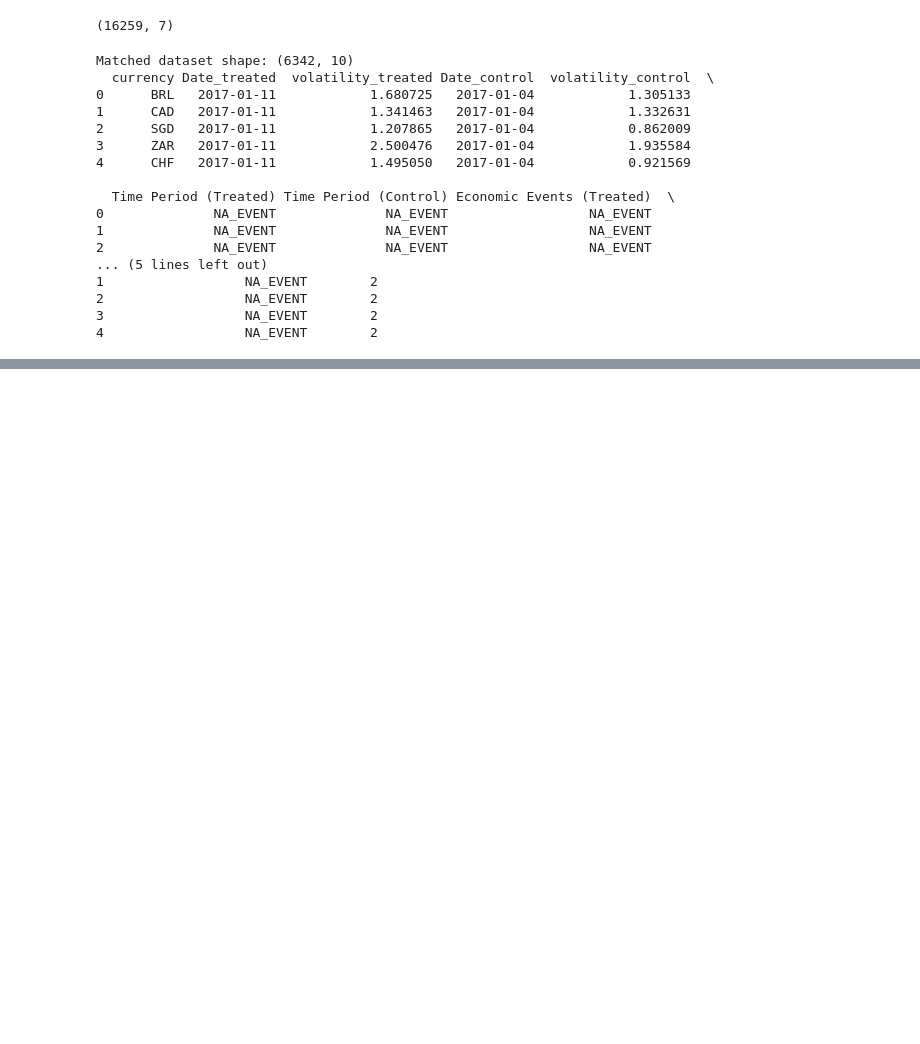
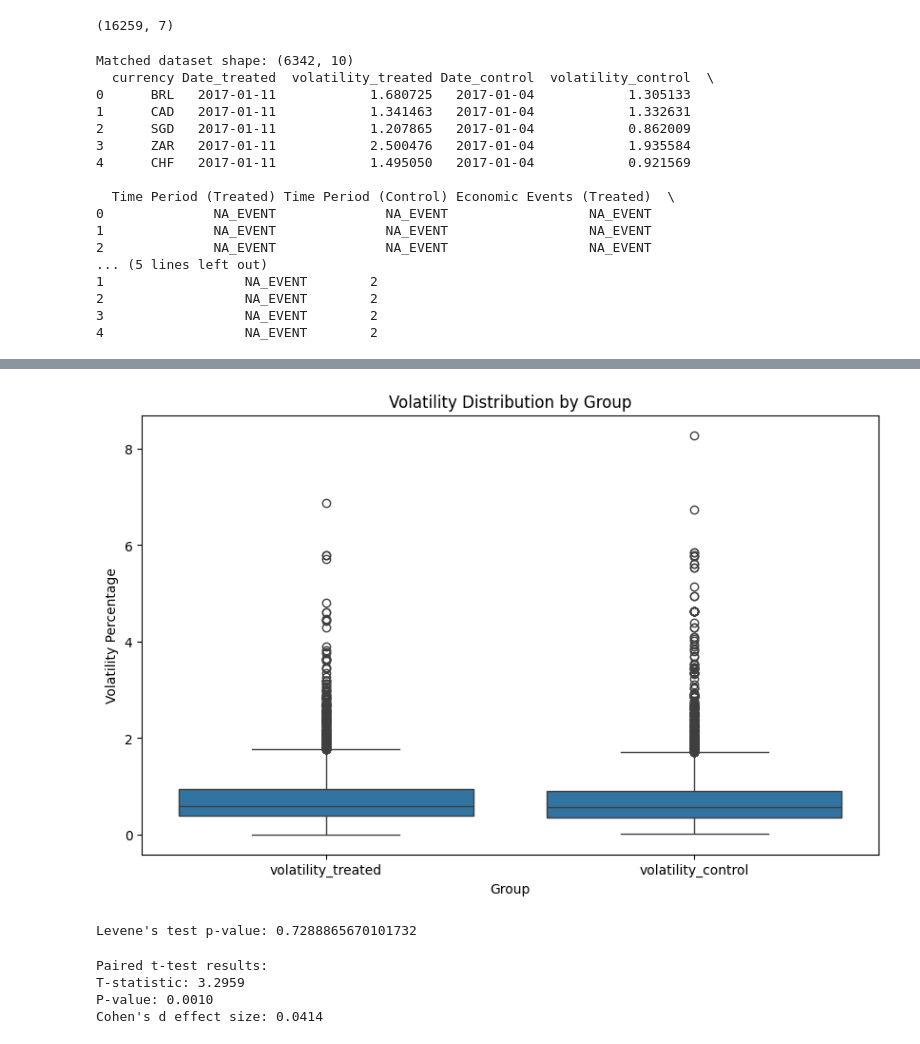
Before and after one commit to U1186204/Forex_Project, a Jupyter notebook: spwds_report_forex.ipynb, the cells around one changed output, grey strips where cells are left out. Cells and saved outputs as stored; diff of their text form; code cells hidden in the pictures; blank space fills up the shorter version.

```diff
--- a/spwds_report_forex.ipynb
+++ b/spwds_report_forex.ipynb
@@ -756,0 +851,43 @@ currency_dic = {
+# %%
+# Boxplot of volatility by group
+plt.figure(figsize=(10, 6))
+sns.boxplot(
+    data=pd.melt(matched_df[["volatility_treated", "volatility_control"]]).rename(
+        columns={"volatility_treated": "Treatment", "volatility_control": "Control"}
+    ),
+    x="variable",
+    y="value",
+)
+plt.title("Volatility Distribution by Group")
+plt.xlabel("Group")
+plt.ylabel("Volatility Percentage")
+plt.show()
+
+# Levene's test for equal variances
+from scipy.stats import levene
+
+levene_test = levene(matched_df["volatility_treated"], matched_df["volatility_control"])
+print(f"Levene's test p-value: {levene_test.pvalue}")
+# %% [output]
+[figure, added]
+Levene's test p-value: 0.7288865670101732
+# %%
+from scipy.stats import ttest_rel
+
+t_stat, p_value = ttest_rel(
+    matched_df["volatility_treated"], matched_df["volatility_control"]
+)
+print(f"Paired t-test results:")
+print(f"T-statistic: {t_stat:.4f}")
+print(f"P-value: {p_value:.4f}")
+
+# Effect size (Cohen's d)
+mean_diff = matched_df["difference"].mean()
+std_diff = matched_df["difference"].std()
+cohens_d = mean_diff / std_diff
+print(f"Cohen's d effect size: {cohens_d:.4f}")
+# %% [output]
+Paired t-test results:
+T-statistic: 3.2959
+P-value: 0.0010
+Cohen's d effect size: 0.0414
```
Also changed, not shown: parts of 9 cells of this notebook.
